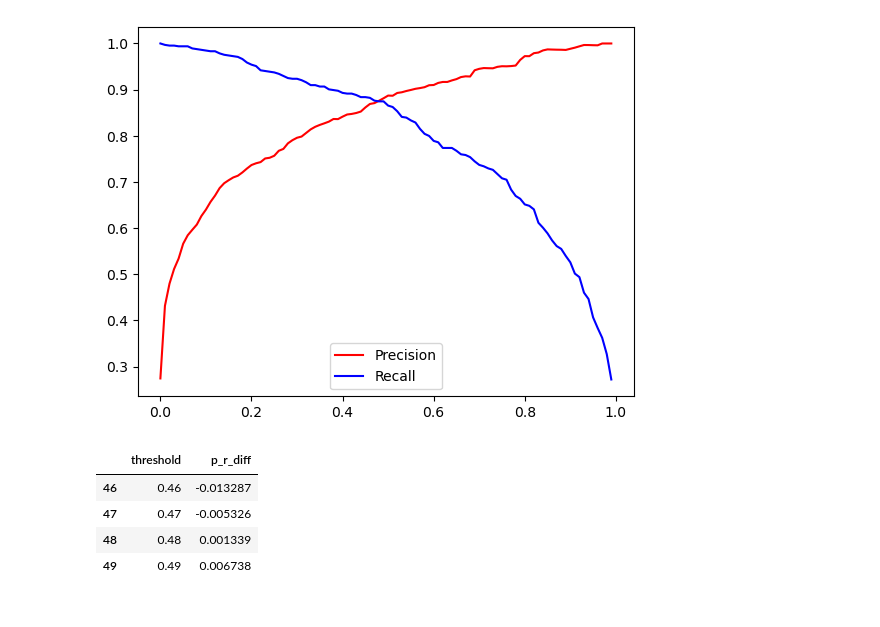
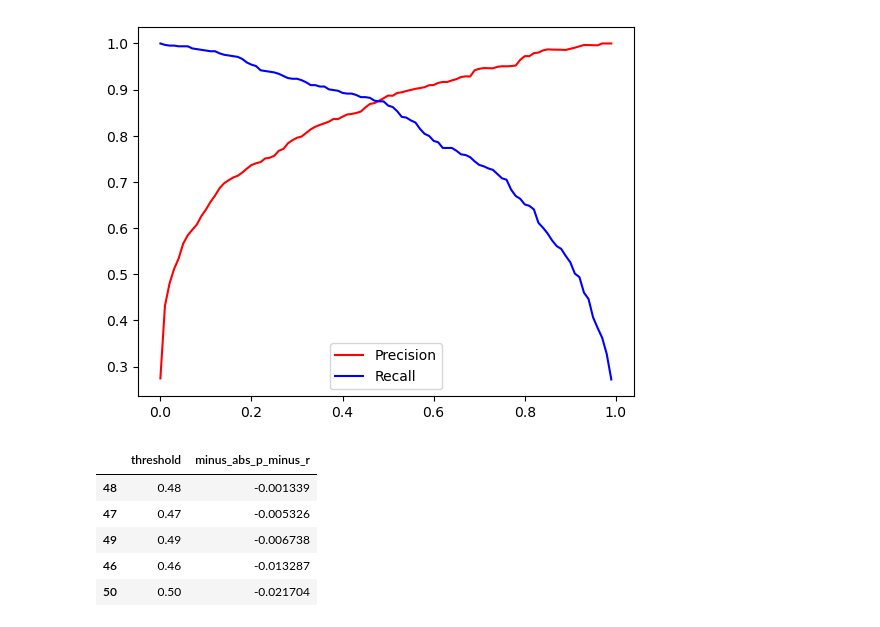
Before and after one commit to capac/ml-zoomcamp, a Jupyter notebook: 2023/homework/04/homework_04.ipynb, the cells around one changed output. Drawn from its saved outputs; the diff is of its cells as text; code cells hidden in the pictures.

Commit message:
Using 'nlargest' method for answer to question 3

```diff
--- a/2023/homework/04/homework_04.ipynb
+++ b/2023/homework/04/homework_04.ipynb
@@ -142,7 +142,7 @@ for t in thresholds:
     r = tp.sum() / (tp.sum() + fn.sum())
     scores.append((t, p, r, p-r))
 
-p_r_df = pd.DataFrame(scores, columns=['threshold', 'precision', 'recall', 'p_r_diff'])
+p_r_df = pd.DataFrame(scores, columns=['threshold', 'precision', 'recall', 'p_minus_r'])
 # %%
 fig, ax = plt.subplots()
 ax.plot(thresholds, p_r_df.precision, color='red', label='Precision')
@@ -150,11 +150,13 @@ ax.plot(thresholds, p_r_df.recall, color='blue', label='Recall')
 ax.legend();
 # %% [output]
 [figure]
-# %%
-p_r_df[['threshold', 'p_r_diff']][46:50]
-# %% [output]
-|  | threshold | p_r_diff |
-| 46 | 0.46 | -0.013287 |
-| 47 | 0.47 | -0.005326 |
-| 48 | 0.48 | 0.001339 |
-| 49 | 0.49 | 0.006738 |
+# %%
+p_r_df['minus_abs_p_minus_r'] = p_r_df.p_minus_r.apply(lambda x: -abs(x))
+p_r_df[['threshold', 'minus_abs_p_minus_r']].nlargest(5, 'minus_abs_p_minus_r')
+# %% [output]
+|  | threshold | minus_abs_p_minus_r |
+| 48 | 0.48 | -0.001339 |
+| 47 | 0.47 | -0.005326 |
+| 49 | 0.49 | -0.006738 |
+| 46 | 0.46 | -0.013287 |
+| 50 | 0.50 | -0.021704 |
```
Also changed, not shown: parts of 3 cells of this notebook.
